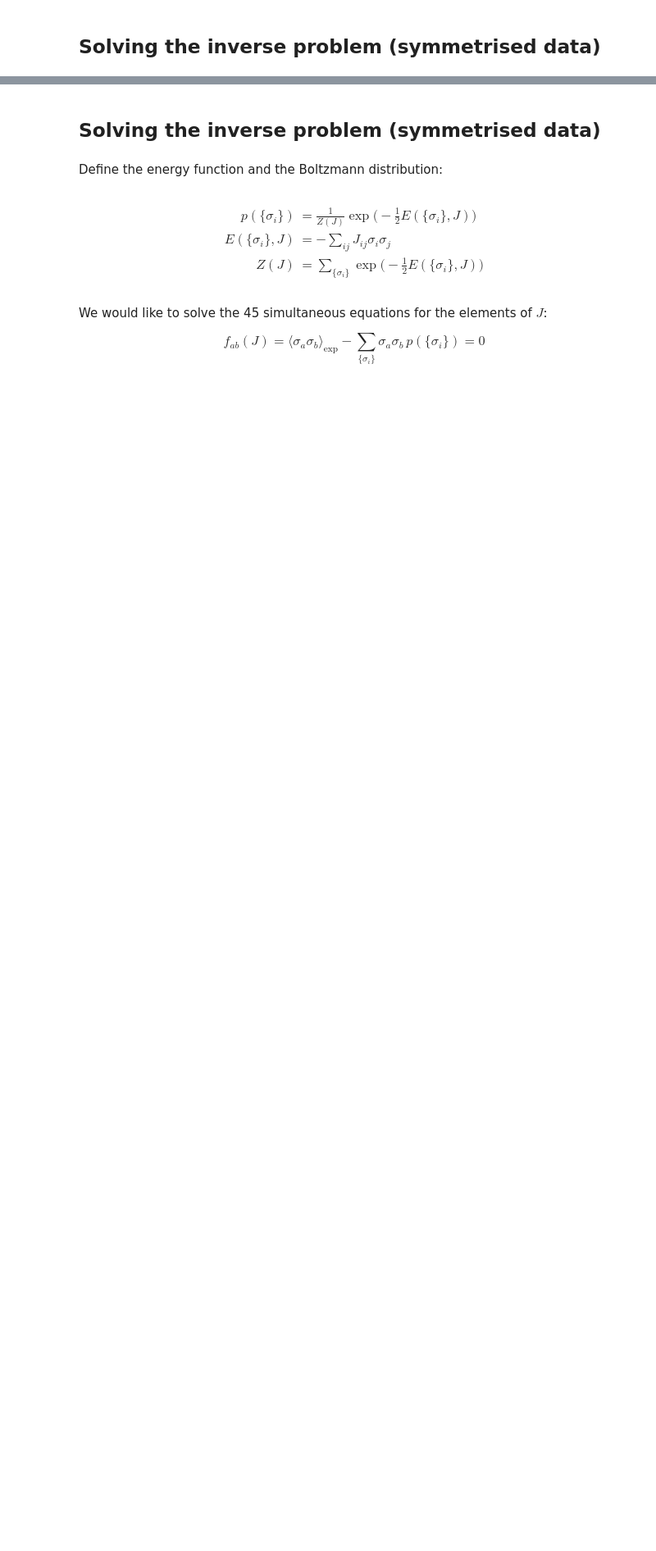
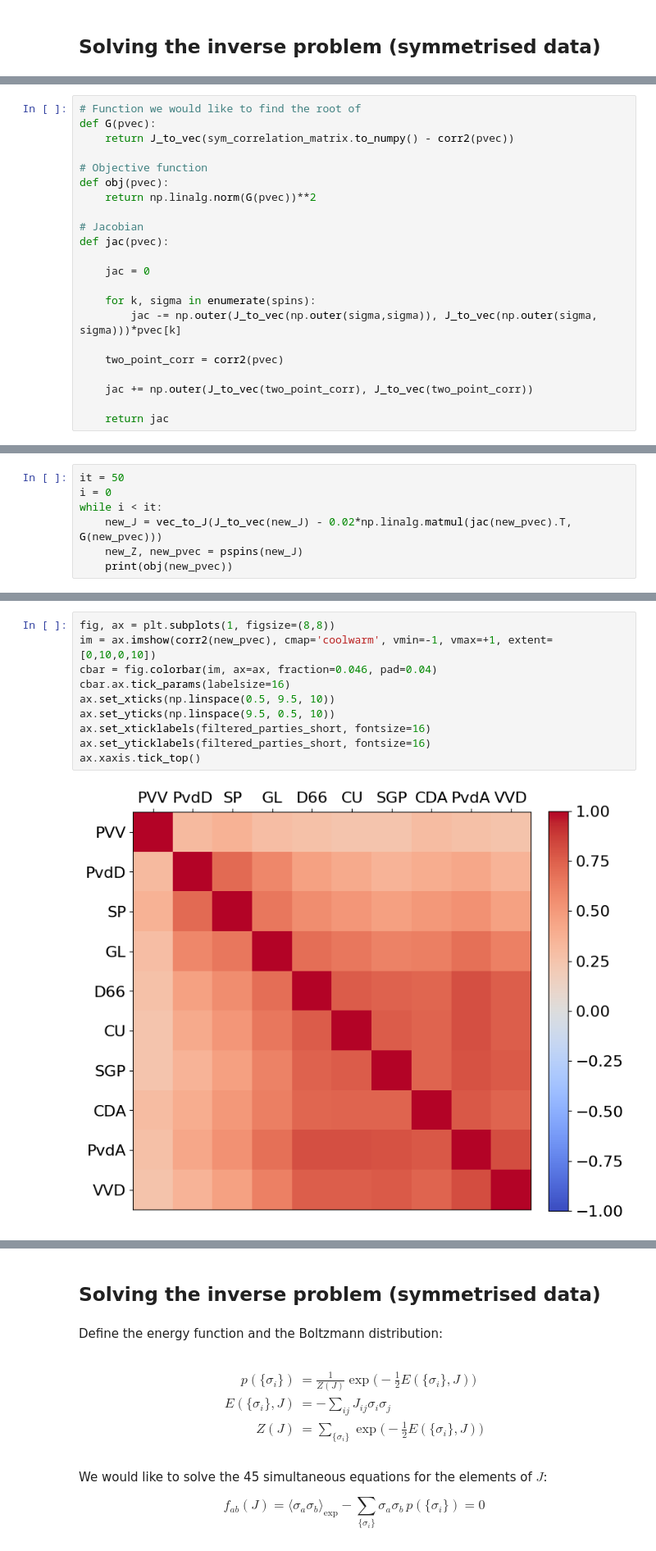
Before and after one commit to olivierwitteveen/dutch-parliament-max-ent, a Jupyter notebook: tk_stemming.ipynb, the cells around one changed output, grey strips where cells are left out. Shown at 82% size. Saved outputs shown, nothing was run; the diff lists cells and outputs as text; blank space fills up the shorter version.

```diff
--- a/tk_stemming.ipynb
+++ b/tk_stemming.ipynb
@@ -354,0 +426,22 @@ def corr4(pvec, i, j, l, m):
+# %%
+# Function we would like to find the root of
+def G(pvec):
+    return J_to_vec(sym_correlation_matrix.to_numpy() - corr2(pvec))
+
+# Objective function
+def obj(pvec):
+    return np.linalg.norm(G(pvec))**2
+
+# Jacobian
+def jac(pvec):
+
+    jac = 0
+
+    for k, sigma in enumerate(spins):
+        jac -= np.outer(J_to_vec(np.outer(sigma,sigma)), J_to_vec(np.outer(sigma, sigma)))*pvec[k]
+
+    two_point_corr = corr2(pvec)
+
+    jac += np.outer(J_to_vec(two_point_corr), J_to_vec(two_point_corr))
+
+    return jac
@@ -354,0 +466,7 @@ def corr4(pvec, i, j, l, m):
+# %%
+it = 50
+i = 0
+while i < it:
+    new_J = vec_to_J(J_to_vec(new_J) - 0.02*np.linalg.matmul(jac(new_pvec).T, G(new_pvec)))
+    new_Z, new_pvec = pspins(new_J)
+    print(obj(new_pvec))
@@ -355,3 +527,15 @@ def corr4(pvec, i, j, l, m):
+# %%
+fig, ax = plt.subplots(1, figsize=(8,8))
+im = ax.imshow(corr2(new_pvec), cmap='coolwarm', vmin=-1, vmax=+1, extent=[0,10,0,10])
+cbar = fig.colorbar(im, ax=ax, fraction=0.046, pad=0.04)
+cbar.ax.tick_params(labelsize=16)
+ax.set_xticks(np.linspace(0.5, 9.5, 10))
+ax.set_yticks(np.linspace(9.5, 0.5, 10))
+ax.set_xticklabels(filtered_parties_short, fontsize=16)
+ax.set_yticklabels(filtered_parties_short, fontsize=16)
+ax.xaxis.tick_top()
+# %% [output]
+[figure, added]
 # %%
 matrix = np.random.uniform(-1, 1, size=(10, 10))
 symmetric_matrix = (matrix + matrix.T) / 2
```
Also changed, not shown: parts of 44 cells of this notebook.
